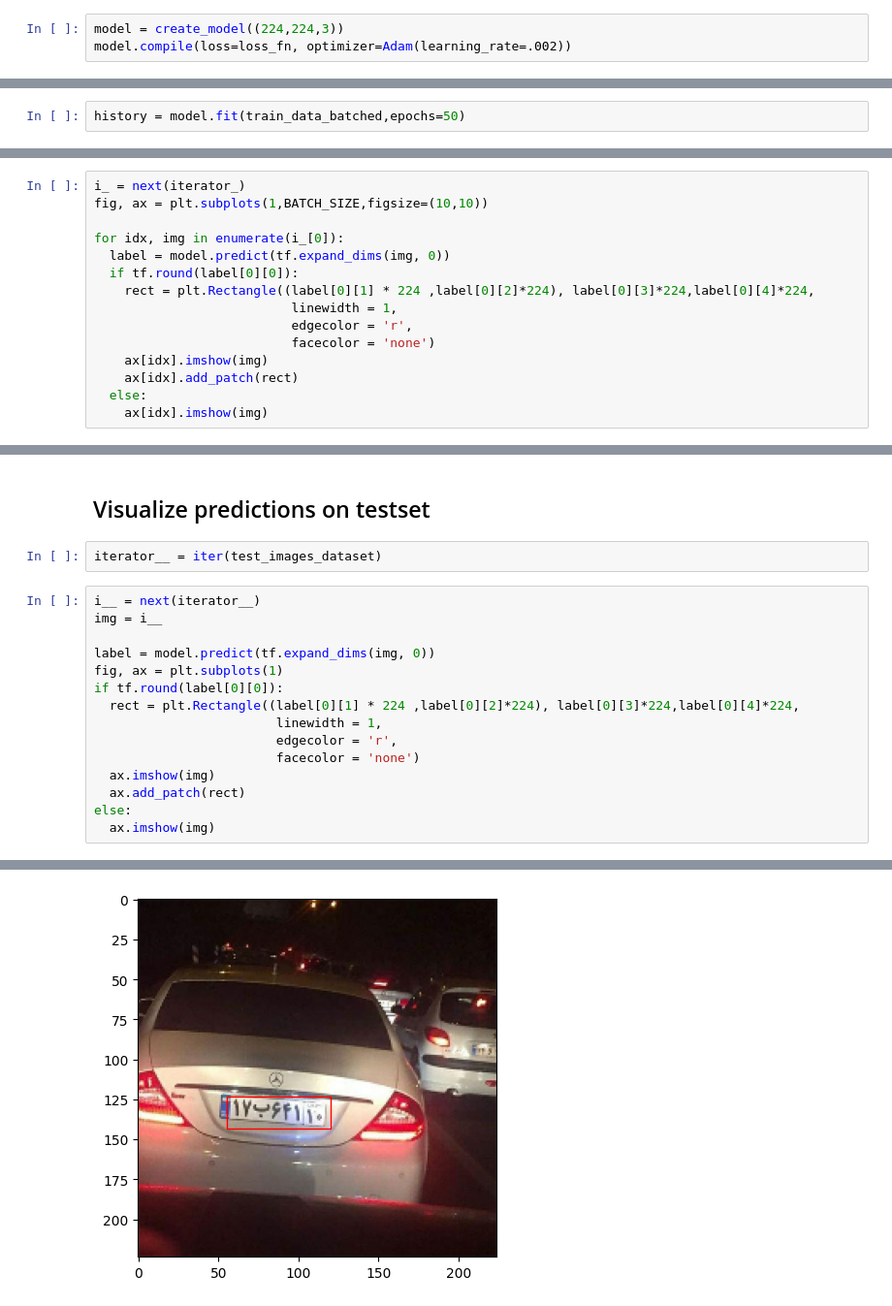
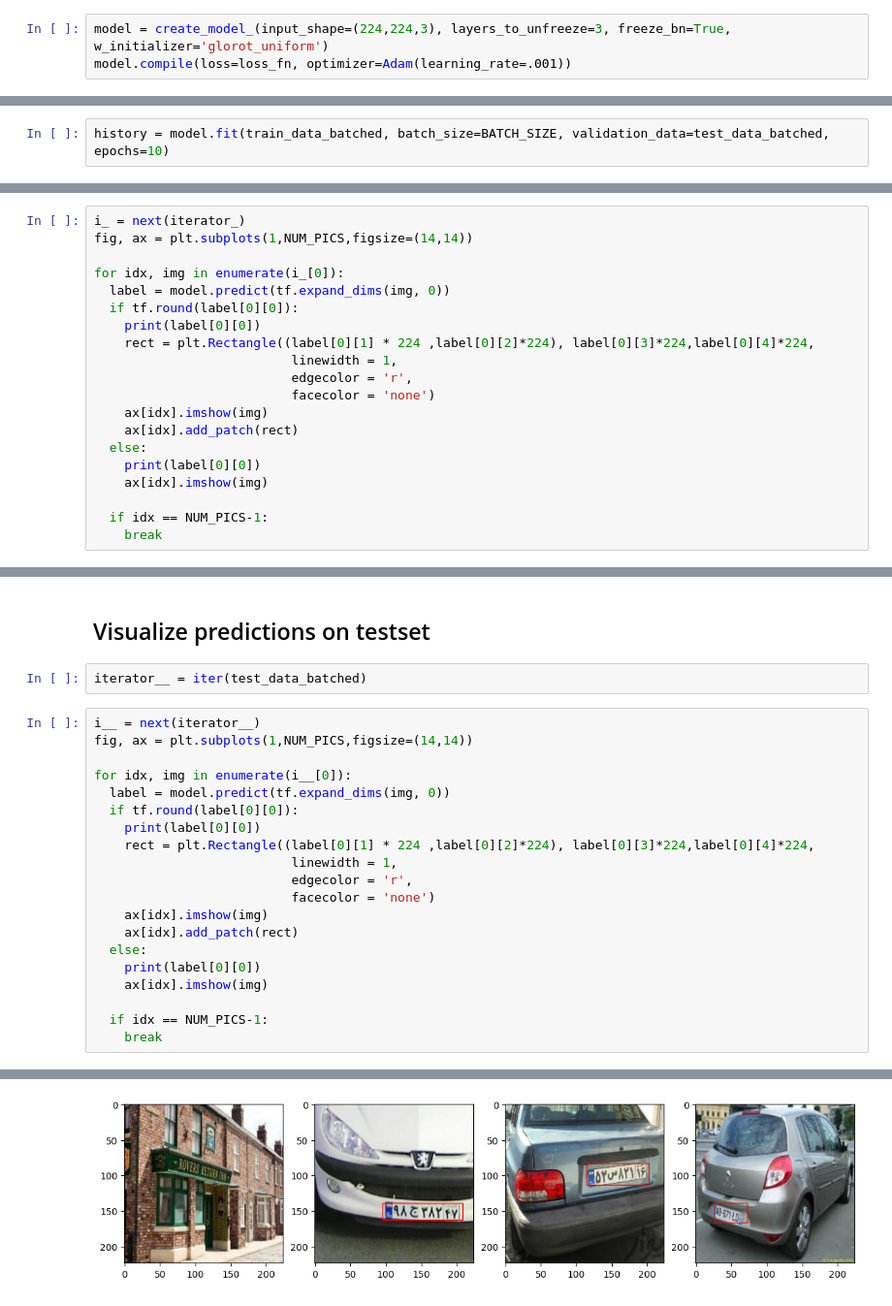
Before and after one commit to Sina-Najafi/car_tag_reader, a Jupyter notebook: notebooks/plate_localizer.ipynb, the cells around one changed output, grey strips where cells are left out. Shown at 97% size. Drawn from its saved outputs; the diff is of its cells as text.

```diff
--- a/notebooks/plate_localizer.ipynb
+++ b/notebooks/plate_localizer.ipynb
@@ -124,3 +251,3 @@ def loss_fn(y, y_hat):
 # %%
-model = create_model((224,224,3))
-model.compile(loss=loss_fn, optimizer=Adam(learning_rate=.002))
+model = create_model_(input_shape=(224,224,3), layers_to_unfreeze=3, freeze_bn=True, w_initializer='glorot_uniform')
+model.compile(loss=loss_fn, optimizer=Adam(learning_rate=.001))
@@ -127,2 +256,2 @@ model.compile(loss=loss_fn, optimizer=Adam(learning_rate=.002))
 # %%
-history = model.fit(train_data_batched,epochs=50)
+history = model.fit(train_data_batched, batch_size=BATCH_SIZE, validation_data=test_data_batched, epochs=10)
@@ -132,11 +273,12 @@ history = model.fit(train_data_batched,epochs=50)
 iterator_ = iter(train_data_batched)
 # %%
 i_ = next(iterator_)
-fig, ax = plt.subplots(1,BATCH_SIZE,figsize=(10,10))
+fig, ax = plt.subplots(1,NUM_PICS,figsize=(14,14))
 
 for idx, img in enumerate(i_[0]):
   label = model.predict(tf.expand_dims(img, 0))
   if tf.round(label[0][0]):
+    print(label[0][0])
     rect = plt.Rectangle((label[0][1] * 224 ,label[0][2]*224), label[0][3]*224,label[0][4]*224,
                           linewidth = 1,
                           edgecolor = 'r',
@@ -144,5 +286,9 @@ for idx, img in enumerate(i_[0]):
     ax[idx].imshow(img)
     ax[idx].add_patch(rect)
   else:
+    print(label[0][0])
     ax[idx].imshow(img)
+
+  if idx == NUM_PICS-1:
+    break
 # %% [output]
@@ -154,20 +312,25 @@ for idx, img in enumerate(i_[0]):
 # %% [markdown]
 ## Visualize predictions on testset
 # %%
-iterator__ = iter(test_images_dataset)
+iterator__ = iter(test_data_batched)
 # %%
 i__ = next(iterator__)
-img = i__
+fig, ax = plt.subplots(1,NUM_PICS,figsize=(14,14))
 
-label = model.predict(tf.expand_dims(img, 0))
-fig, ax = plt.subplots(1)
-if tf.round(label[0][0]):
-  rect = plt.Rectangle((label[0][1] * 224 ,label[0][2]*224), label[0][3]*224,label[0][4]*224,
-                        linewidth = 1,
-                        edgecolor = 'r',
-                        facecolor = 'none')
-  ax.imshow(img)
-  ax.add_patch(rect)
-else:
-  ax.imshow(img)
+for idx, img in enumerate(i__[0]):
+  label = model.predict(tf.expand_dims(img, 0))
+  if tf.round(label[0][0]):
+    print(label[0][0])
+    rect = plt.Rectangle((label[0][1] * 224 ,label[0][2]*224), label[0][3]*224,label[0][4]*224,
+                          linewidth = 1,
+                          edgecolor = 'r',
+                          facecolor = 'none')
+    ax[idx].imshow(img)
+    ax[idx].add_patch(rect)
+  else:
+    print(label[0][0])
+    ax[idx].imshow(img)
+
+  if idx == NUM_PICS-1:
+    break
 # %% [output]
@@ -175 +345 @@ else:
-[figure, old version]
+[figure, new version]
```
Also changed, not shown: parts of 19 cells of this notebook.
